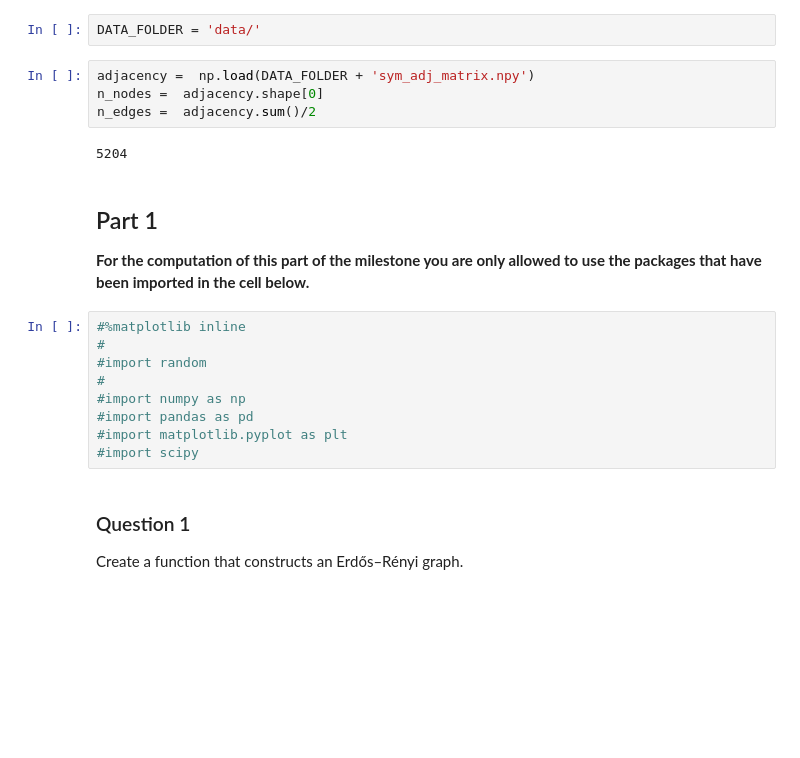
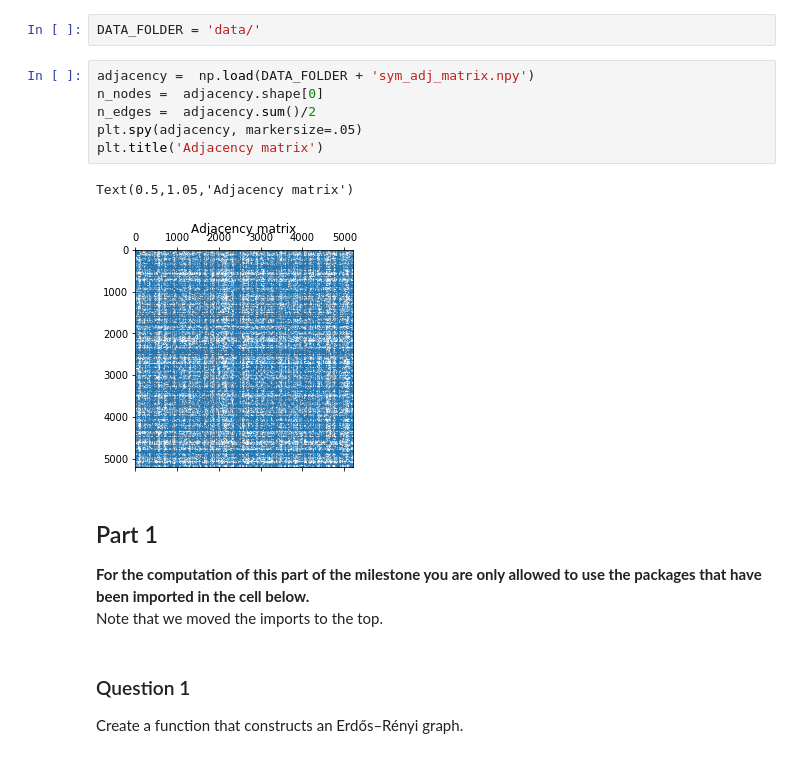
Before and after one commit to mattminder/ntds_24, a Jupyter notebook: Milestone_2/2_network_models.ipynb, the cells around one changed output. Saved outputs shown, nothing was run; the diff lists cells and outputs as text; blank space fills up the shorter version.

```diff
--- a/Milestone_2/2_network_models.ipynb
+++ b/Milestone_2/2_network_models.ipynb
@@ -41,22 +41,17 @@ DATA_FOLDER = 'data/'
 # %%
 adjacency =  np.load(DATA_FOLDER + 'sym_adj_matrix.npy')
 n_nodes =  adjacency.shape[0]
 n_edges =  adjacency.sum()/2
+plt.spy(adjacency, markersize=.05)
+plt.title('Adjacency matrix')
 # %% [output]
-5204
+Text(0.5,1.05,'Adjacency matrix')
+[figure, added]
 # %% [markdown]
 ## Part 1
 
 **For the computation of this part of the milestone you are only allowed to use the packages that have been imported in the cell below.**
+<br> Note that we moved the imports to the top.
-# %%
-#%matplotlib inline
-#
-#import random
-#
-#import numpy as np
-#import pandas as pd
-#import matplotlib.pyplot as plt
-#import scipy
 # %% [markdown]
 ### Question 1
 
```
Also changed, not shown: parts of 9 cells of this notebook.
